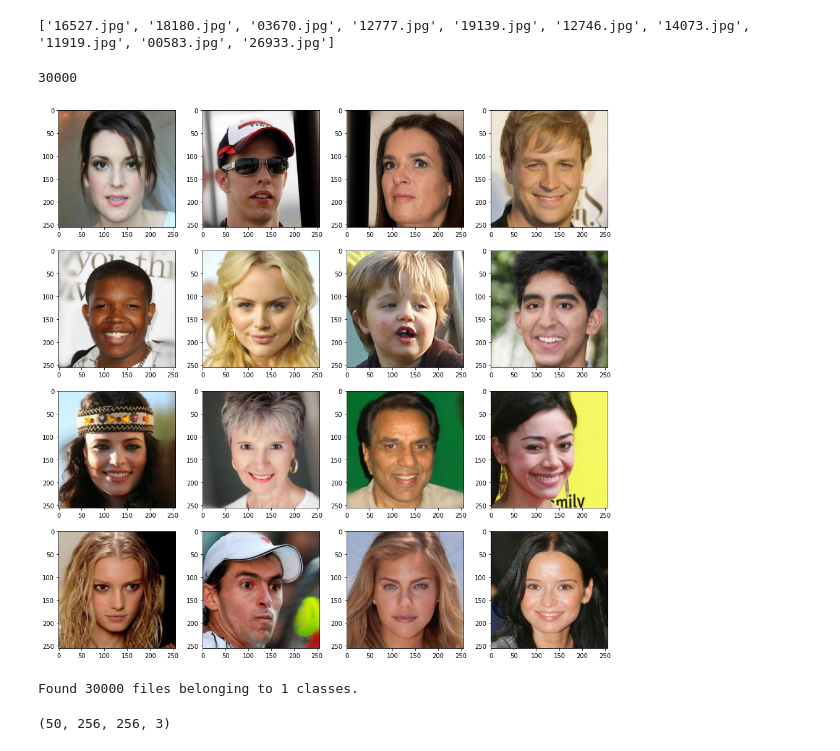
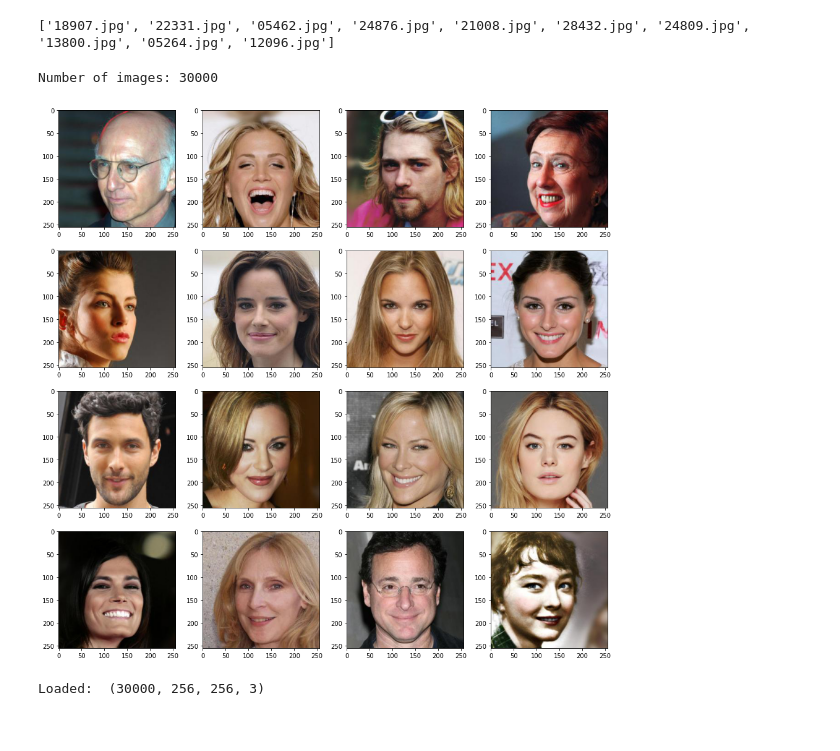
Before and after one commit to cserik/DeepLearningNHF, a Jupyter notebook: DataPreprocessing.ipynb, the cells around one changed output. Drawn from its saved outputs; the diff is of its cells as text; code cells hidden in the pictures.

```diff
--- a/DataPreprocessing.ipynb
+++ b/DataPreprocessing.ipynb
@@ -45,39 +45,33 @@ Downloading celebahq-resized-256x256.zip to /content/data
 # %%
 !unzip celebahq-resized-256x256.zip
 # %%
-import pathlib
-
-base_dir = '/content/data' # Windows
-#base_dir = '/tmp/celeba_hq_256' # Linux
-
-train_dir = os.path.join(base_dir, 'celeba_hq_256')
-
-base_dir=pathlib.Path(base_dir)
+base_dir = 'celeba_hq_256'
 
 #get the name of the images
-train_fnames = os.listdir(train_dir)
+train_fnames = os.listdir(base_dir)
 print(train_fnames[:10])
 # %% [output]
-['16527.jpg', '18180.jpg', '03670.jpg', '12777.jpg', '19139.jpg', '12746.jpg', '14073.jpg', '11919.jpg', '00583.jpg', '26933.jpg']
+['18907.jpg', '22331.jpg', '05462.jpg', '24876.jpg', '21008.jpg', '28432.jpg', '24809.jpg', '13800.jpg', '05264.jpg', '12096.jpg']
 # %%
-image_count = len(list(base_dir.glob('*/*.jpg')))
-print(image_count)
+image_count = len(train_fnames)
+print("Number of images:" ,image_count)
 # %% [output]
-30000
+Number of images: 30000
 # %%
+#plot some images from the dataset
 nrows = 4
 ncols = 4
 
 fig = plt.gcf()
 fig.set_size_inches(ncols * 4, nrows * 4)
 
-next_images = [os.path.join(train_dir, fname) for fname in train_fnames[:int(ncols*nrows)]]
+next_images = [os.path.join(base_dir, fname) for fname in train_fnames[:int(ncols*nrows)]]
 
 for i, img_path in enumerate(next_images):
     sp = plt.subplot(nrows, ncols, i + 1)
     img = mpimg.imread(img_path)
     plt.imshow(img)
 
 plt.show()
 # %% [output]
-[figure, old version]
+[figure, new version]
@@ -86,14 +77,0 @@ import tensorflow as tf
-# %%
-# read in pictures
-train_ds = tf.keras.utils.image_dataset_from_directory(base_dir,seed=123,image_size=(256, 256),batch_size=50)
-#calss labels are generated automatically with the name of sub directories of the base directory
-# %% [output]
-Found 30000 files belonging to 1 classes.
-# %%
-for image_batch, _ in train_ds:
-  print(image_batch.shape)
-  #in this case we don't use any labels
-  #print(labels_batch.shape)
-  break
-# %% [output]
-(50, 256, 256, 3)
@@ -99,0 +111,6 @@ for image_batch, _ in train_ds:
+# %%
+# load and extract all faces
+all_faces = load_to_array(base_dir, 30000)
+print('Loaded: ', all_faces.shape)
+# %% [output]
+Loaded:  (30000, 256, 256, 3)
```
Also changed, not shown: parts of 18 cells of this notebook.
